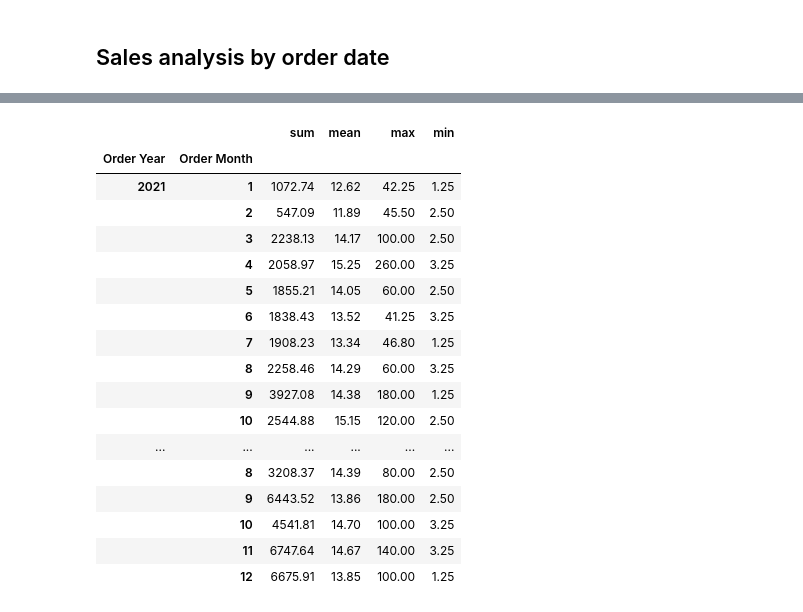
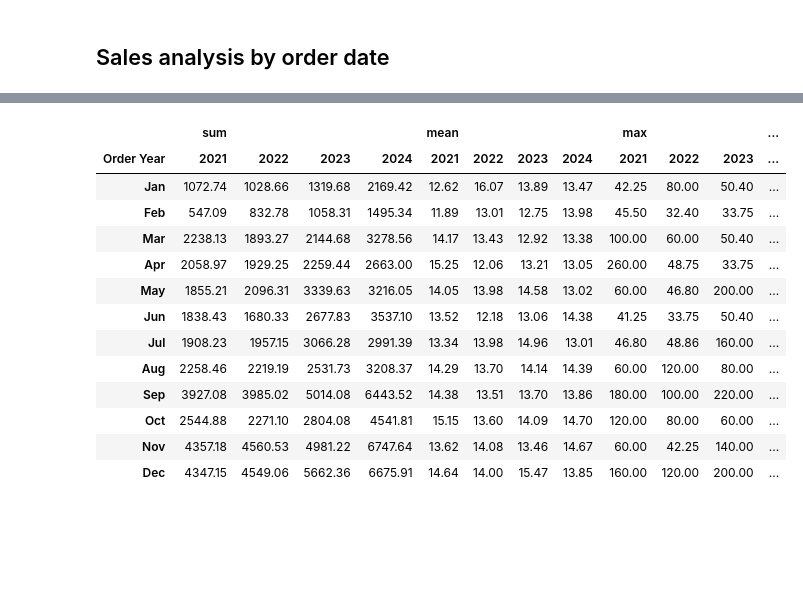
Before and after one commit to suranjanrana/data-analysis-and-warehousing-project, a Jupyter notebook: notebooks/candy-analysis.ipynb, the cells around one changed output, grey strips where cells are left out. Saved outputs shown, nothing was run; the diff lists cells and outputs as text; code cells hidden in the pictures; blank space fills up the shorter version.

```diff
--- a/notebooks/candy-analysis.ipynb
+++ b/notebooks/candy-analysis.ipynb
@@ -376,25 +365,26 @@ plt.show()
 # %%
-monthly_agg = candy_sales_df.groupby(["Order Year", "Order Month"])["Sales"] \
-    .agg(["sum", "mean", "max", "min"]) \
-    .round(2)
+monthly_agg = candy_sales_df.pivot_table(
+    index="Order Month",
+    columns="Order Year",
+    values="Sales",
+    aggfunc=["sum", "mean", "max", "min"]
+).round(2).sort_index()
 
+monthly_agg.index = [f"{months[m-1]}" for m in monthly_agg.index]
+# monthly_agg.columns = ['_'.join(map(str, col)).strip() for col in monthly_agg.columns.values]
 monthly_agg
 # %% [output]
-|  |  | sum | mean | max | min |
-| Order Year | Order Month |  |  |  |  |
-| 2021 | 1 | 1072.74 | 12.62 | 42.25 | 1.25 |
-|  | 2 | 547.09 | 11.89 | 45.50 | 2.50 |
-|  | 3 | 2238.13 | 14.17 | 100.00 | 2.50 |
-|  | 4 | 2058.97 | 15.25 | 260.00 | 3.25 |
-|  | 5 | 1855.21 | 14.05 | 60.00 | 2.50 |
-|  | 6 | 1838.43 | 13.52 | 41.25 | 3.25 |
-|  | 7 | 1908.23 | 13.34 | 46.80 | 1.25 |
-|  | 8 | 2258.46 | 14.29 | 60.00 | 3.25 |
-|  | 9 | 3927.08 | 14.38 | 180.00 | 1.25 |
-|  | 10 | 2544.88 | 15.15 | 120.00 | 2.50 |
-| ... | ... | ... | ... | ... | ... |
-|  | 8 | 3208.37 | 14.39 | 80.00 | 2.50 |
-|  | 9 | 6443.52 | 13.86 | 180.00 | 2.50 |
-|  | 10 | 4541.81 | 14.70 | 100.00 | 3.25 |
-|  | 11 | 6747.64 | 14.67 | 140.00 | 3.25 |
-|  | 12 | 6675.91 | 13.85 | 100.00 | 1.25 |
+|  | sum |  |  |  | mean |  |  |  | max |  |  | ... |
+| Order Year | 2021 | 2022 | 2023 | 2024 | 2021 | 2022 | 2023 | 2024 | 2021 | 2022 | 2023 | ... |
+| Jan | 1072.74 | 1028.66 | 1319.68 | 2169.42 | 12.62 | 16.07 | 13.89 | 13.47 | 42.25 | 80.00 | 50.40 | ... |
+| Feb | 547.09 | 832.78 | 1058.31 | 1495.34 | 11.89 | 13.01 | 12.75 | 13.98 | 45.50 | 32.40 | 33.75 | ... |
+| Mar | 2238.13 | 1893.27 | 2144.68 | 3278.56 | 14.17 | 13.43 | 12.92 | 13.38 | 100.00 | 60.00 | 50.40 | ... |
+| Apr | 2058.97 | 1929.25 | 2259.44 | 2663.00 | 15.25 | 12.06 | 13.21 | 13.05 | 260.00 | 48.75 | 33.75 | ... |
+| May | 1855.21 | 2096.31 | 3339.63 | 3216.05 | 14.05 | 13.98 | 14.58 | 13.02 | 60.00 | 46.80 | 200.00 | ... |
+| Jun | 1838.43 | 1680.33 | 2677.83 | 3537.10 | 13.52 | 12.18 | 13.06 | 14.38 | 41.25 | 33.75 | 50.40 | ... |
+| Jul | 1908.23 | 1957.15 | 3066.28 | 2991.39 | 13.34 | 13.98 | 14.96 | 13.01 | 46.80 | 48.86 | 160.00 | ... |
+| Aug | 2258.46 | 2219.19 | 2531.73 | 3208.37 | 14.29 | 13.70 | 14.14 | 14.39 | 60.00 | 120.00 | 80.00 | ... |
+| Sep | 3927.08 | 3985.02 | 5014.08 | 6443.52 | 14.38 | 13.51 | 13.70 | 13.86 | 180.00 | 100.00 | 220.00 | ... |
+| Oct | 2544.88 | 2271.10 | 2804.08 | 4541.81 | 15.15 | 13.60 | 14.09 | 14.70 | 120.00 | 80.00 | 60.00 | ... |
+| Nov | 4357.18 | 4560.53 | 4981.22 | 6747.64 | 13.62 | 14.08 | 13.46 | 14.67 | 60.00 | 42.25 | 140.00 | ... |
+| Dec | 4347.15 | 4549.06 | 5662.36 | 6675.91 | 14.64 | 14.00 | 15.47 | 13.85 | 160.00 | 120.00 | 200.00 | ... |
```
Also changed, not shown: parts of 3 cells of this notebook.
